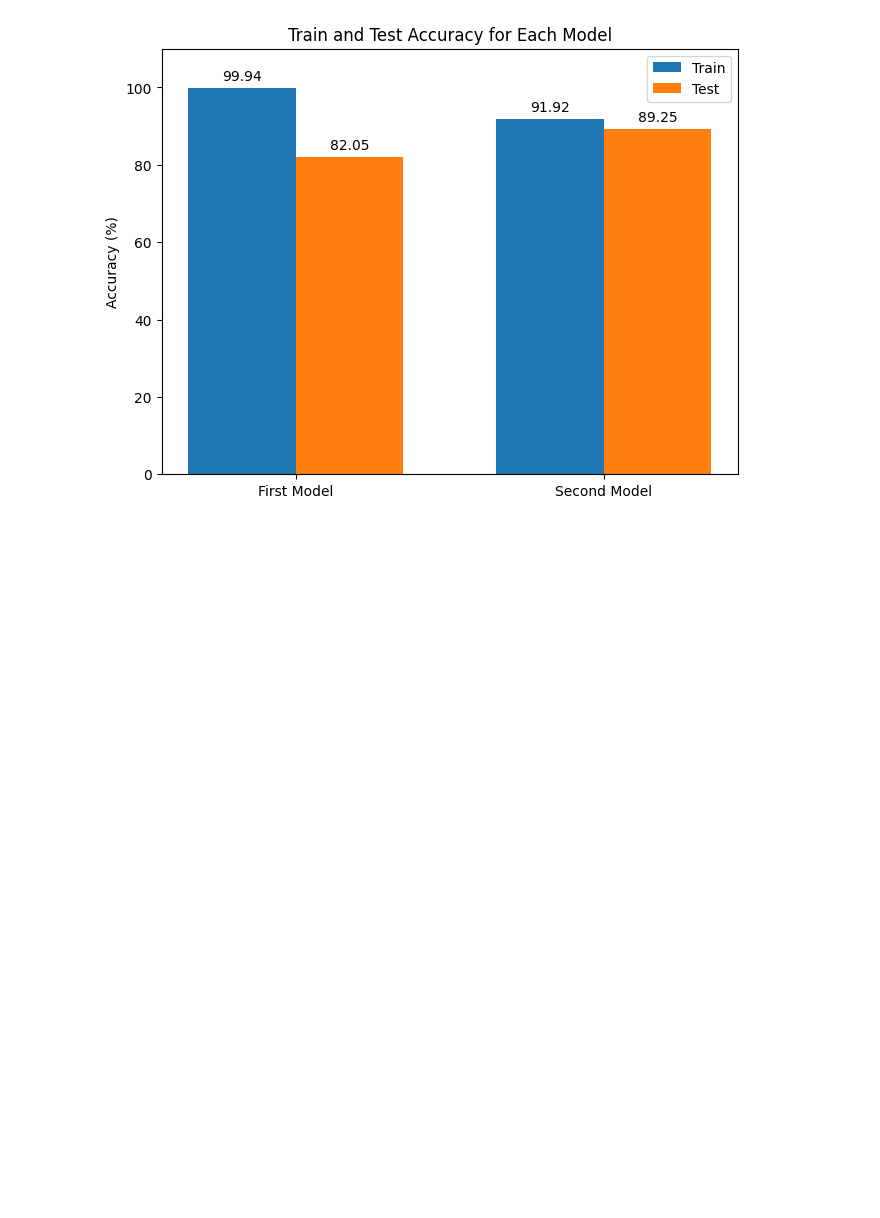
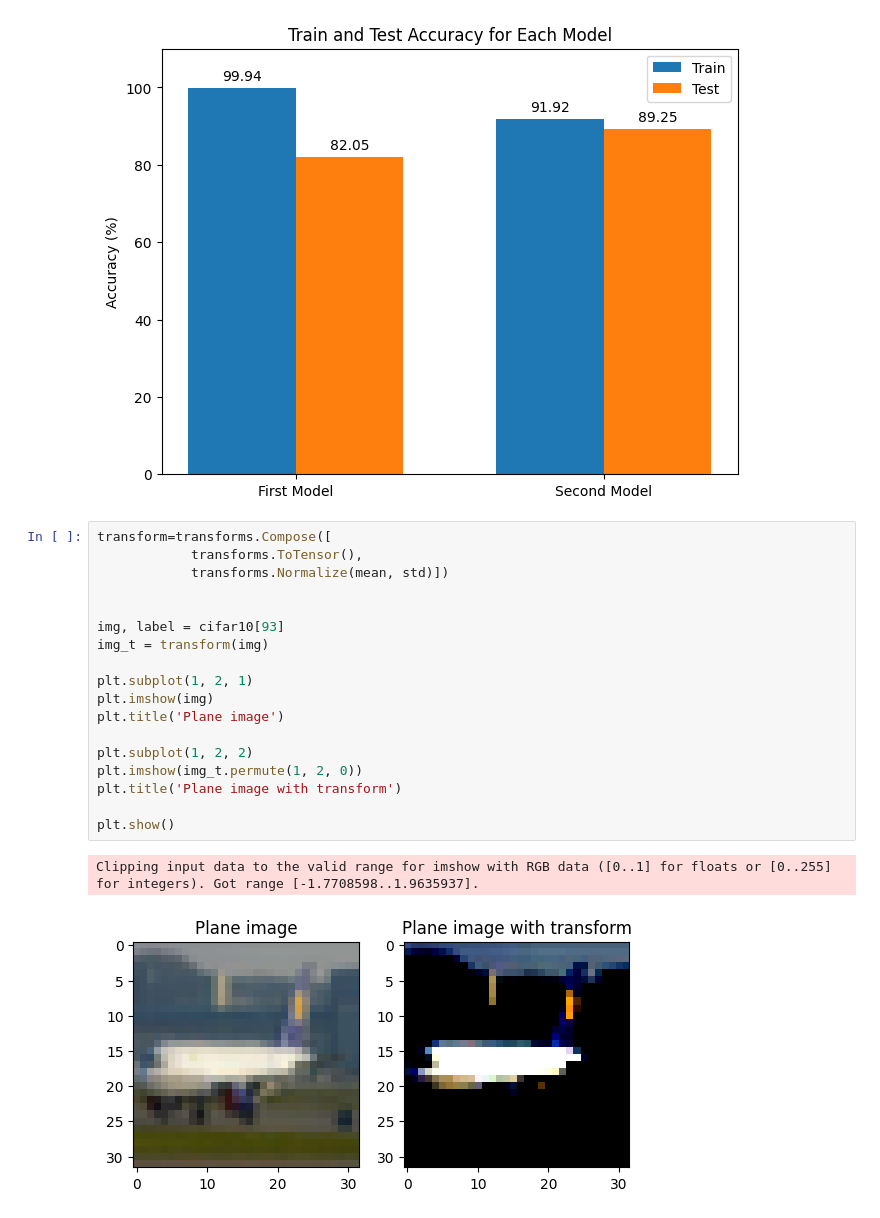
Before and after one commit to TudorMurariu/Telling-birds-from-airplanes, a Jupyter notebook: model.ipynb, the cells around one changed output. Drawn from its saved outputs; the diff is of its cells as text; blank space fills up the shorter version.

```diff
--- a/model.ipynb
+++ b/model.ipynb
@@ -259,3 +250,24 @@ ax.bar_label(test_bars2, padding=3, fmt='%.2f')
 plt.show()
 # %% [output]
 [figure]
+# %%
+transform=transforms.Compose([
+            transforms.ToTensor(),
+            transforms.Normalize(mean, std)])
+
+
+img, label = cifar10[93]
+img_t = transform(img)
+
+plt.subplot(1, 2, 1)
+plt.imshow(img)
+plt.title('Plane image')
+
+plt.subplot(1, 2, 2)
+plt.imshow(img_t.permute(1, 2, 0))
+plt.title('Plane image with transform')
+
+plt.show()
+# %% [output]
+Clipping input data to the valid range for imshow with RGB data ([0..1] for floats or [0..255] for integers). Got range [-1.7708598..1.9635937].
+[figure, added]
```
Also changed, not shown: parts of 10 cells of this notebook.
